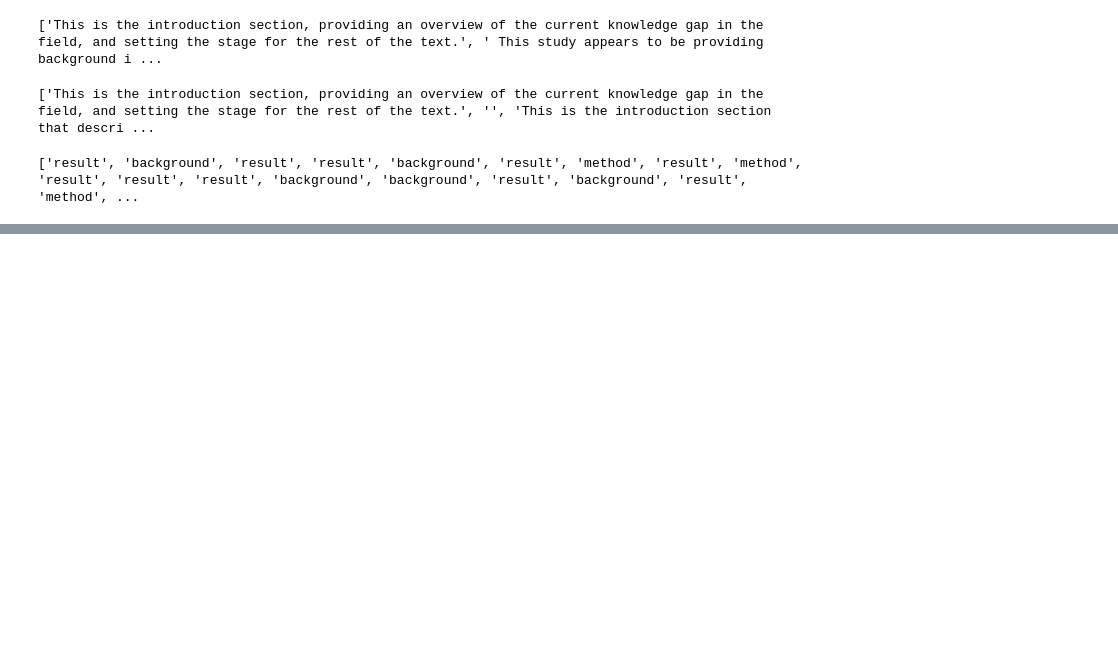
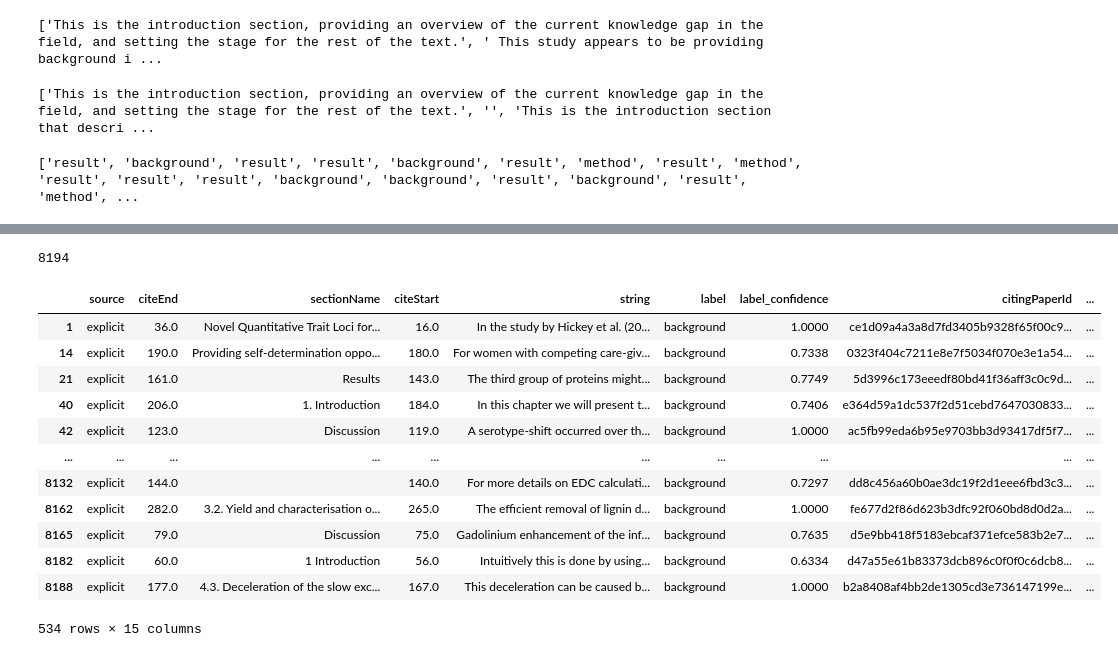
Before and after one commit to Kok-je/nlp_group19, a Jupyter notebook: preprocess.ipynb, the cells around one changed output, grey strips where cells are left out. Cells and saved outputs as stored; diff of their text form; code cells hidden in the pictures; blank space fills up the shorter version.

```diff
--- a/preprocess.ipynb
+++ b/preprocess.ipynb
@@ -85,3 +87,5 @@ print(labels)
 # %%
 df = pd.DataFrame(zip(labels, reasonings), columns=["id", "reasoning"])
 df.to_csv("first_50.csv", )
+# %%
+teacher = pd.read_csv("results/Teachers/Ours/deepseek-openai/deepseek_openai_combined.csv")
@@ -87,0 +101,26 @@ df.to_csv("first_50.csv", )
+# %%
+llama = pd.read_csv("results/Teachers/Llama/meta-llama_Llama-3.3-70B-Instruct-Turbo-Free/output.csv")
+# %%
+len(llama)
+# %% [output]
+8194
+# %%
+llama_corr =llama['model_classification'] == data["label"].reset_index(drop=True)
+# %%
+teacher_wrong = teacher["model_classification"] != data["label"].reset_index(drop=True)
+# %%
+data.reset_index(drop=True)[teacher_wrong & llama_corr]
+# %% [output]
+|  | source | citeEnd | sectionName | citeStart | string | label | label_confidence | citingPaperId | ... |
+| 1 | explicit | 36.0 | Novel Quantitative Trait Loci for... | 16.0 | In the study by Hickey et al. (20... | background | 1.0000 | ce1d09a4a3a8d7fd3405b9328f65f00c9... | ... |
+| 14 | explicit | 190.0 | Providing self-determination oppo... | 180.0 | For women with competing care-giv... | background | 0.7338 | 0323f404c7211e8e7f5034f070e3e1a54... | ... |
+| 21 | explicit | 161.0 | Results | 143.0 | The third group of proteins might... | background | 0.7749 | 5d3996c173eeedf80bd41f36aff3c0c9d... | ... |
+| 40 | explicit | 206.0 | 1. Introduction | 184.0 | In this chapter we will present t... | background | 0.7406 | e364d59a1dc537f2d51cebd7647030833... | ... |
+| 42 | explicit | 123.0 | Discussion | 119.0 | A serotype-shift occurred over th... | background | 1.0000 | ac5fb99eda6b95e9703bb3d93417df5f7... | ... |
+| ... | ... | ... | ... | ... | ... | ... | ... | ... | ... |
+| 8132 | explicit | 144.0 |  | 140.0 | For more details on EDC calculati... | background | 0.7297 | dd8c456a60b0ae3dc19f2d1eee6fbd3c3... | ... |
+| 8162 | explicit | 282.0 | 3.2. Yield and characterisation o... | 265.0 | The efficient removal of lignin d... | background | 1.0000 | fe677d2f86d623b3dfc92f060bd8d0d2a... | ... |
+| 8165 | explicit | 79.0 | Discussion | 75.0 | Gadolinium enhancement of the inf... | background | 0.7635 | d5e9bb418f5183ebcaf371efce583b2e7... | ... |
+| 8182 | explicit | 60.0 | 1 Introduction | 56.0 | Intuitively this is done by using... | background | 0.6334 | d47a55e61b83373dcb896c0f0f0c6dcb8... | ... |
+| 8188 | explicit | 177.0 | 4.3. Deceleration of the slow exc... | 167.0 | This deceleration can be caused b... | background | 1.0000 | b2a8408af4bb2de1305cd3e736147199e... | ... |
+534 rows × 15 columns
```
Also changed, not shown: parts of 8 cells of this notebook, 9 other files.
